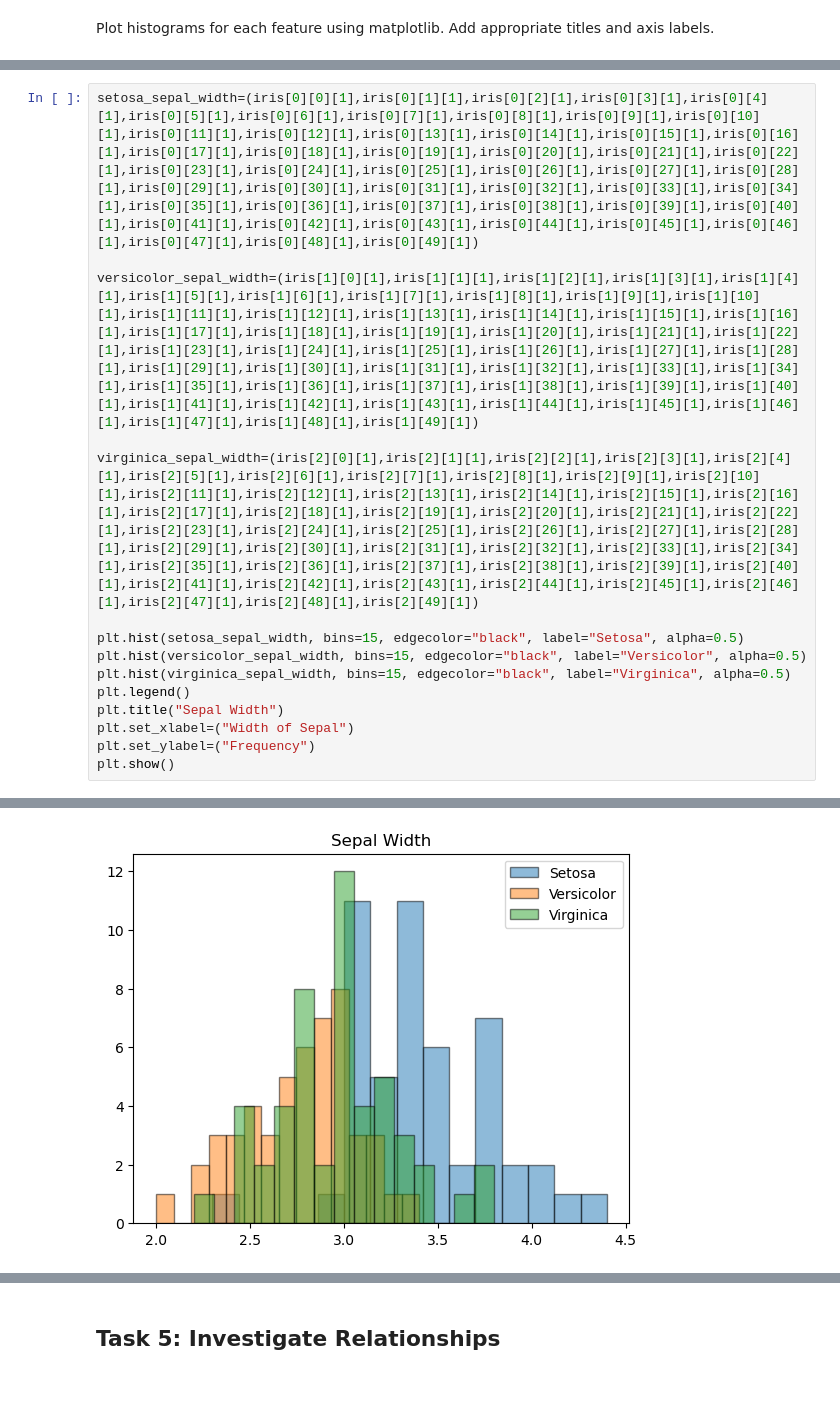
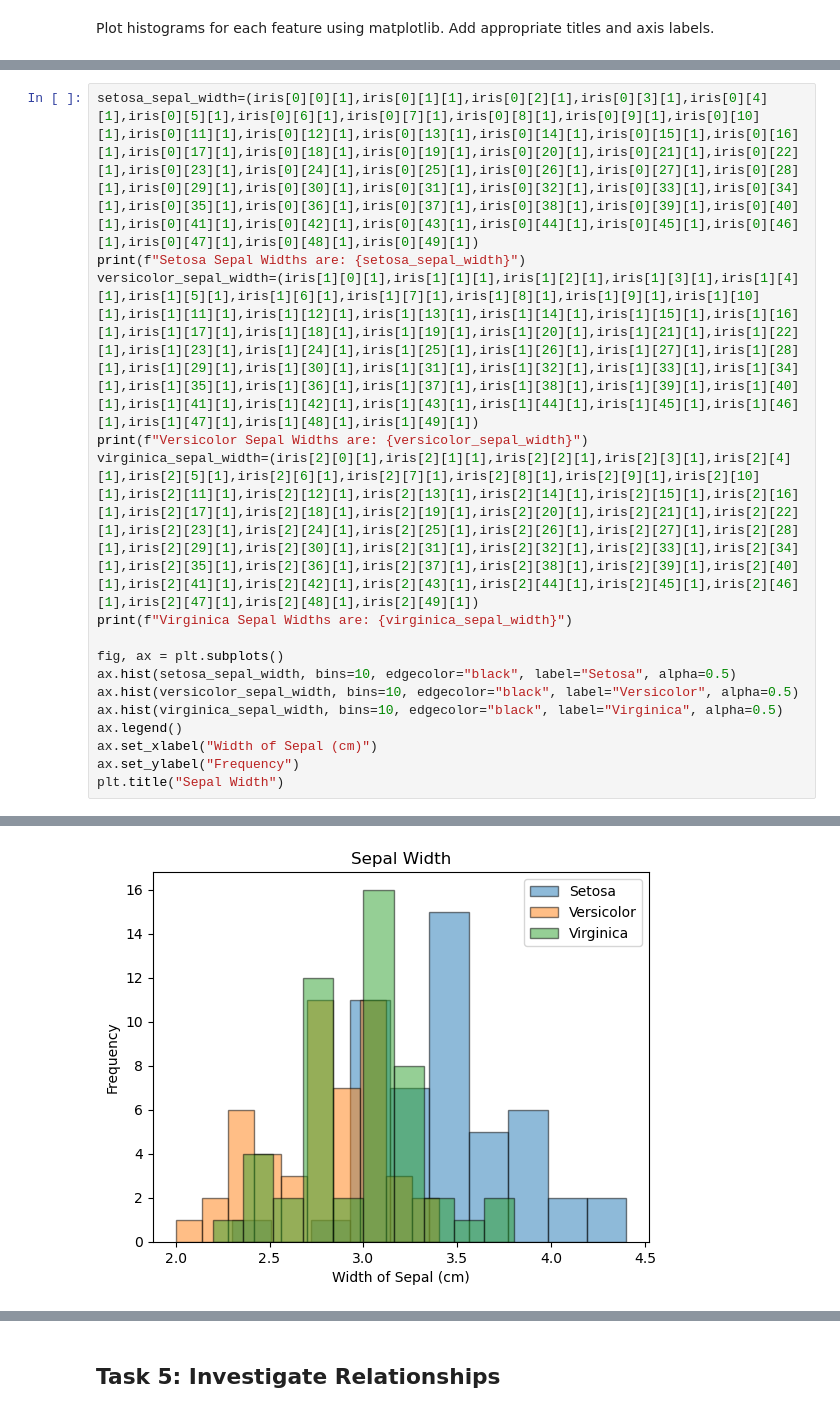
Before and after one commit to callagg2/principles_of_data_analytics, a Jupyter notebook: assessment/tasks.ipynb, the cells around one changed output, grey strips where cells are left out. Drawn from its saved outputs; the diff is of its cells as text; blank space fills up the shorter version.

```diff
--- a/assessment/tasks.ipynb
+++ b/assessment/tasks.ipynb
@@ -123,16 +128,17 @@ plt.show()
 # %%
 setosa_sepal_width=(iris[0][0][1],iris[0][1][1],iris[0][2][1],iris[0][3][1],iris[0][4][1],iris[0][5][1],iris[0][6][1],iris[0][7][1],iris[0][8][1],iris[0][9][1],iris[0][10][1],iris[0][11][1],iris[0][12][1],iris[0][13][1],iris[0][14][1],iris[0][15][1],iris[0][16][1],iris[0][17][1],iris[0][18][1],iris[0][19][1],iris[0][20][1],iris[0][21][1],iris[0][22][1],iris[0][23][1],iris[0][24][1],iris[0][25][1],iris[0][26][1],iris[0][27][1],iris[0][28][1],iris[0][29][1],iris[0][30][1],iris[0][31][1],iris[0][32][1],iris[0][33][1],iris[0][34][1],iris[0][35][1],iris[0][36][1],iris[0][37][1],iris[0][38][1],iris[0][39][1],iris[0][40][1],iris[0][41][1],iris[0][42][1],iris[0][43][1],iris[0][44][1],iris[0][45][1],iris[0][46][1],iris[0][47][1],iris[0][48][1],iris[0][49][1])
+print(f"Setosa Sepal Widths are: {setosa_sepal_width}")
+versicolor_sepal_width=(iris[1][0][1],iris[1][1][1],iris[1][2][1],iris[1][3][1],iris[1][4][1],iris[1][5][1],iris[1][6][1],iris[1][7][1],iris[1][8][1],iris[1][9][1],iris[1][10][1],iris[1][11][1],iris[1][12][1],iris[1][13][1],iris[1][14][1],iris[1][15][1],iris[1][16][1],iris[1][17][1],iris[1][18][1],iris[1][19][1],iris[1][20][1],iris[1][21][1],iris[1][22][1],iris[1][23][1],iris[1][24][1],iris[1][25][1],iris[1][26][1],iris[1][27][1],iris[1][28][1],iris[1][29][1],iris[1][30][1],iris[1][31][1],iris[1][32][1],iris[1][33][1],iris[1][34][1],iris[1][35][1],iris[1][36][1],iris[1][37][1],iris[1][38][1],iris[1][39][1],iris[1][40][1],iris[1][41][1],iris[1][42][1],iris[1][43][1],iris[1][44][1],iris[1][45][1],iris[1][46][1],iris[1][47][1],iris[1][48][1],iris[1][49][1])
+print(f"Versicolor Sepal Widths are: {versicolor_sepal_width}")
+virginica_sepal_width=(iris[2][0][1],iris[2][1][1],iris[2][2][1],iris[2][3][1],iris[2][4][1],iris[2][5][1],iris[2][6][1],iris[2][7][1],iris[2][8][1],iris[2][9][1],iris[2][10][1],iris[2][11][1],iris[2][12][1],iris[2][13][1],iris[2][14][1],iris[2][15][1],iris[2][16][1],iris[2][17][1],iris[2][18][1],iris[2][19][1],iris[2][20][1],iris[2][21][1],iris[2][22][1],iris[2][23][1],iris[2][24][1],iris[2][25][1],iris[2][26][1],iris[2][27][1],iris[2][28][1],iris[2][29][1],iris[2][30][1],iris[2][31][1],iris[2][32][1],iris[2][33][1],iris[2][34][1],iris[2][35][1],iris[2][36][1],iris[2][37][1],iris[2][38][1],iris[2][39][1],iris[2][40][1],iris[2][41][1],iris[2][42][1],iris[2][43][1],iris[2][44][1],iris[2][45][1],iris[2][46][1],iris[2][47][1],iris[2][48][1],iris[2][49][1])
+print(f"Virginica Sepal Widths are: {virginica_sepal_width}")
 
-versicolor_sepal_width=(iris[1][0][1],iris[1][1][1],iris[1][2][1],iris[1][3][1],iris[1][4][1],iris[1][5][1],iris[1][6][1],iris[1][7][1],iris[1][8][1],iris[1][9][1],iris[1][10][1],iris[1][11][1],iris[1][12][1],iris[1][13][1],iris[1][14][1],iris[1][15][1],iris[1][16][1],iris[1][17][1],iris[1][18][1],iris[1][19][1],iris[1][20][1],iris[1][21][1],iris[1][22][1],iris[1][23][1],iris[1][24][1],iris[1][25][1],iris[1][26][1],iris[1][27][1],iris[1][28][1],iris[1][29][1],iris[1][30][1],iris[1][31][1],iris[1][32][1],iris[1][33][1],iris[1][34][1],iris[1][35][1],iris[1][36][1],iris[1][37][1],iris[1][38][1],iris[1][39][1],iris[1][40][1],iris[1][41][1],iris[1][42][1],iris[1][43][1],iris[1][44][1],iris[1][45][1],iris[1][46][1],iris[1][47][1],iris[1][48][1],iris[1][49][1])
-
-virginica_sepal_width=(iris[2][0][1],iris[2][1][1],iris[2][2][1],iris[2][3][1],iris[2][4][1],iris[2][5][1],iris[2][6][1],iris[2][7][1],iris[2][8][1],iris[2][9][1],iris[2][10][1],iris[2][11][1],iris[2][12][1],iris[2][13][1],iris[2][14][1],iris[2][15][1],iris[2][16][1],iris[2][17][1],iris[2][18][1],iris[2][19][1],iris[2][20][1],iris[2][21][1],iris[2][22][1],iris[2][23][1],iris[2][24][1],iris[2][25][1],iris[2][26][1],iris[2][27][1],iris[2][28][1],iris[2][29][1],iris[2][30][1],iris[2][31][1],iris[2][32][1],iris[2][33][1],iris[2][34][1],iris[2][35][1],iris[2][36][1],iris[2][37][1],iris[2][38][1],iris[2][39][1],iris[2][40][1],iris[2][41][1],iris[2][42][1],iris[2][43][1],iris[2][44][1],iris[2][45][1],iris[2][46][1],iris[2][47][1],iris[2][48][1],iris[2][49][1])
-
-plt.hist(setosa_sepal_width, bins=15, edgecolor="black", label="Setosa", alpha=0.5)
-plt.hist(versicolor_sepal_width, bins=15, edgecolor="black", label="Versicolor", alpha=0.5)
-plt.hist(virginica_sepal_width, bins=15, edgecolor="black", label="Virginica", alpha=0.5)
-plt.legend()
+fig, ax = plt.subplots()
+ax.hist(setosa_sepal_width, bins=10, edgecolor="black", label="Setosa", alpha=0.5)
+ax.hist(versicolor_sepal_width, bins=10, edgecolor="black", label="Versicolor", alpha=0.5)
+ax.hist(virginica_sepal_width, bins=10, edgecolor="black", label="Virginica", alpha=0.5)
+ax.legend()
+ax.set_xlabel("Width of Sepal (cm)")
+ax.set_ylabel("Frequency")
 plt.title("Sepal Width")
-plt.set_xlabel=("Width of Sepal")
-plt.set_ylabel=("Frequency")
-plt.show()
 # %% [output]
@@ -139,3 +149,3 @@ plt.show()
-[figure, old version]
+[figure, new version]
 # %%
 setosa_petal_length=(iris[0][0][2],iris[0][1][2],iris[0][2][2],iris[0][3][2],iris[0][4][2],iris[0][5][2],iris[0][6][2],iris[0][7][2],iris[0][8][2],iris[0][9][2],iris[0][10][2],iris[0][11][2],iris[0][12][2],iris[0][13][2],iris[0][14][2],iris[0][15][2],iris[0][16][2],iris[0][17][2],iris[0][18][2],iris[0][19][2],iris[0][20][2],iris[0][21][2],iris[0][22][2],iris[0][23][2],iris[0][24][2],iris[0][25][2],iris[0][26][2],iris[0][27][2],iris[0][28][2],iris[0][29][2],iris[0][30][2],iris[0][31][2],iris[0][32][2],iris[0][33][2],iris[0][34][2],iris[0][35][2],iris[0][36][2],iris[0][37][2],iris[0][38][2],iris[0][39][2],iris[0][40][2],iris[0][41][2],iris[0][42][2],iris[0][43][2],iris[0][44][2],iris[0][45][2],iris[0][46][2],iris[0][47][2],iris[0][48][2],iris[0][49][2])
```
Also changed, not shown: parts of 5 cells of this notebook, 1 other file.
